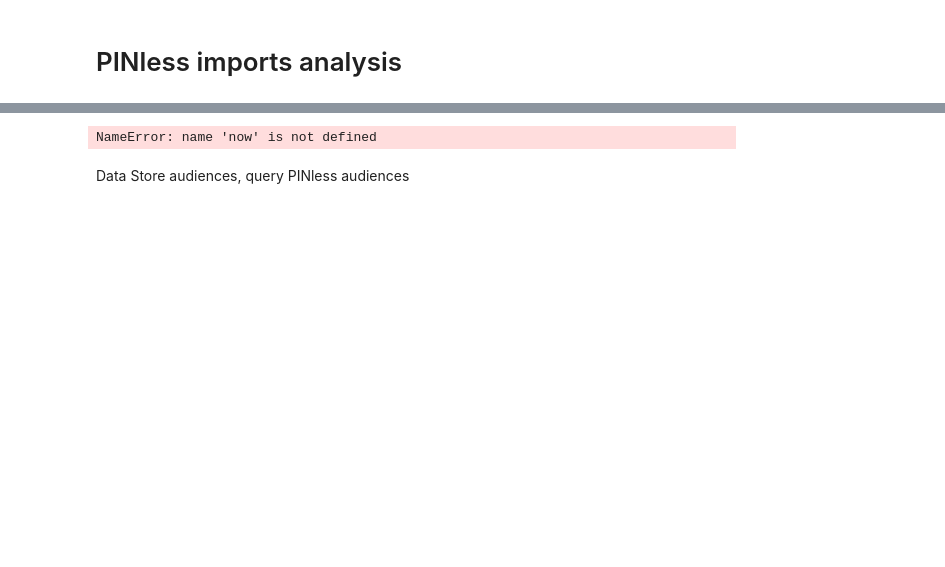
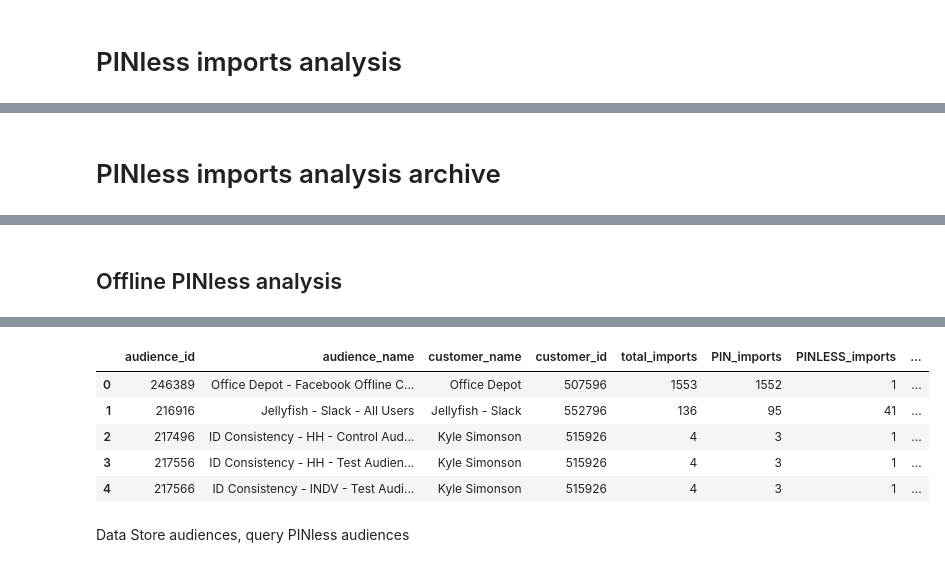
Before and after one commit to anthonylschultz/Product-Investigations, a Jupyter notebook: Audience Key analysis/results.ipynb, the cells around one changed output, grey strips where cells are left out. Saved outputs shown, nothing was run; the diff lists cells and outputs as text; code cells hidden in the pictures; blank space fills up the shorter version.

```diff
--- a/Audience Key analysis/results.ipynb
+++ b/Audience Key analysis/results.ipynb
@@ -1480,3 +1847,5 @@ Offline Data Store audiences with address AK: 90
+# %% [markdown]
+# PINless imports analysis archive
 # %% [markdown]
 ## results
 non DS audiences
@@ -1492,4 +1869,6 @@ SHA256 - 1
 CID - 76
+# %% [markdown]
+## Offline PINless analysis
 # %%
 sql = """
 WITH
@@ -1586,8 +1965,4 @@ print("Last data pull:", x)
 
 pinless_auds = pandas_gbq.read_gbq(sql, project_id='liveramp-ts-bigquery')
 pinless_auds.head()
-
-# dd/mm/YY H:M:S
-dt_string = now.strftime("%d/%m/%Y %H:%M:%S")
-print("Time of data pull =", dt_string)
 # %% [output]
@@ -1595,4 +1970,9 @@ Last data pull: 2020-07-09 09:38:37.088603
-NameError: name 'now' is not defined
+|  | audience_id | audience_name | customer_name | customer_id | total_imports | PIN_imports | PINLESS_imports | ... |
+| 0 | 246389 | Office Depot - Facebook Offline C... | Office Depot | 507596 | 1553 | 1552 | 1 | ... |
+| 1 | 216916 | Jellyfish - Slack - All Users | Jellyfish - Slack | 552796 | 136 | 95 | 41 | ... |
+| 2 | 217496 | ID Consistency - HH - Control Aud... | Kyle Simonson | 515926 | 4 | 3 | 1 | ... |
+| 3 | 217556 | ID Consistency - HH - Test Audien... | Kyle Simonson | 515926 | 4 | 3 | 1 | ... |
+| 4 | 217566 | ID Consistency - INDV - Test Audi... | Kyle Simonson | 515926 | 4 | 3 | 1 | ... |
 # %%
 total_auds = pinless_auds.loc[pinless_auds['percent_pinless']>0.198]
 total_auds = total_auds.loc[total_auds['total_imports']>31]
```
Also changed, not shown: parts of 45 cells of this notebook.
